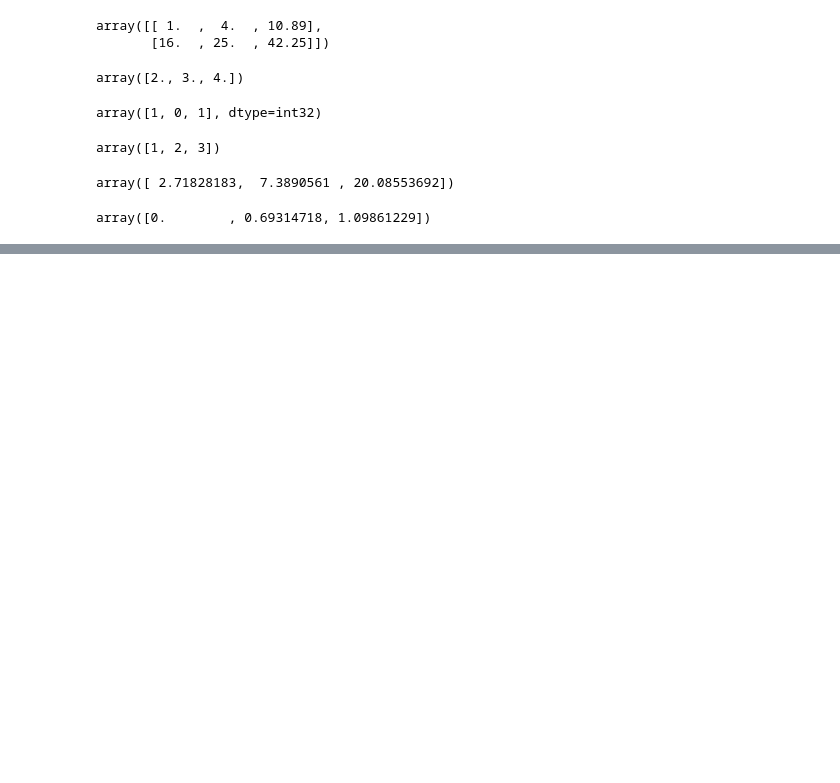
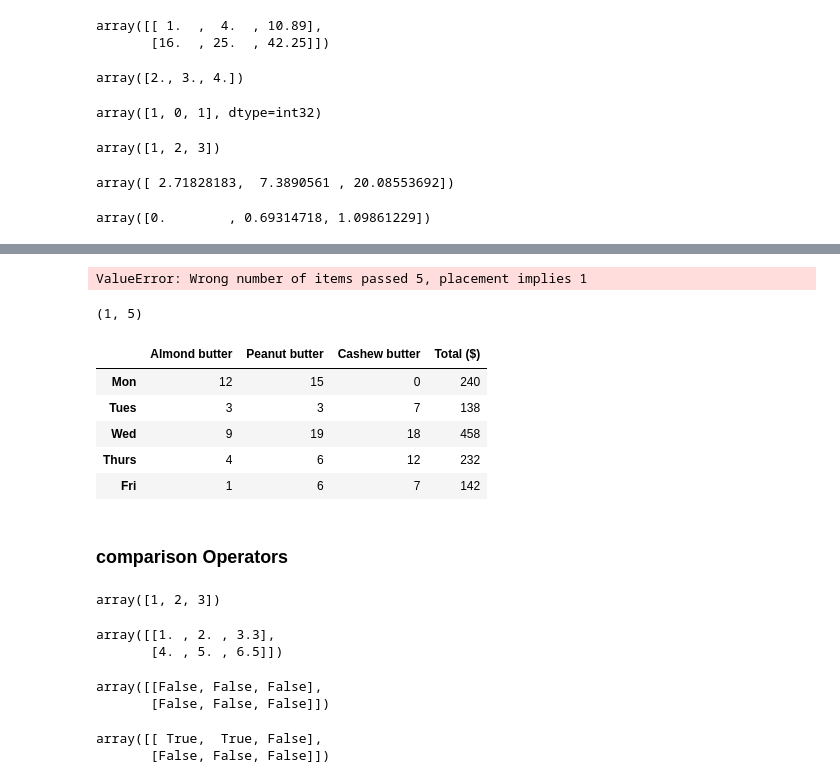
Before and after one commit to toyogarcia/Data-Analysis-and-Machine-Learning, a Jupyter notebook: Intoduction to NumPy.ipynb, the cells around one changed output, grey strips where cells are left out. Saved outputs shown, nothing was run; the diff lists cells and outputs as text; code cells hidden in the pictures; blank space fills up the shorter version.

```diff
--- a/Intoduction to NumPy.ipynb
+++ b/Intoduction to NumPy.ipynb
@@ -437,0 +753,4 @@ array([0.        , 0.69314718, 1.09861229])
+# %%
+# create prices array
+prices = np.array([10,8,12])
+prices
@@ -437,0 +771,6 @@ array([0.        , 0.69314718, 1.09861229])
+# %%
+#Crete butter prices DataFrame
+butter_prices = pd.DataFrame(prices.reshape(1,3),
+                             index=["Price"],
+                             columns=["Almond butter","Peanut butter","Cashew butter"])
+butter_prices
@@ -437,0 +811,3 @@ array([0.        , 0.69314718, 1.09861229])
+# %%
+daily_sales = butter_prices.dot(weekly_sales.T)
+daily_sales
@@ -437,0 +826,43 @@ array([0.        , 0.69314718, 1.09861229])
+# %%
+# add total column to weekly sales
+weekly_sales["Total ($)"] = daily_sales
+weekly_sales
+# %% [output]
+ValueError: Wrong number of items passed 5, placement implies 1
+# %%
+daily_sales.shape
+# %% [output]
+(1, 5)
+# %%
+# daily shales tenemos que pasarlo de fila a columna antes de añadirlo como columna a weekly_sales
+weekly_sales["Total ($)"] = daily_sales.T
+weekly_sales
+# %% [output]
+|  | Almond butter | Peanut butter | Cashew butter | Total ($) |
+| Mon | 12 | 15 | 0 | 240 |
+| Tues | 3 | 3 | 7 | 138 |
+| Wed | 9 | 19 | 18 | 458 |
+| Thurs | 4 | 6 | 12 | 232 |
+| Fri | 1 | 6 | 7 | 142 |
+# %% [markdown]
+### comparison Operators
+# %%
+a1
+# %% [output]
+array([1, 2, 3])
+# %%
+a2
+# %% [output]
+array([[1. , 2. , 3.3],
+       [4. , 5. , 6.5]])
+# %%
+a1 > a2
+# %% [output]
+array([[False, False, False],
+       [False, False, False]])
+# %%
+bool_array = a1 >= a2
+bool_array
+# %% [output]
+array([[ True,  True, False],
+       [False, False, False]])
```
Also changed, not shown: parts of 95 cells of this notebook.
